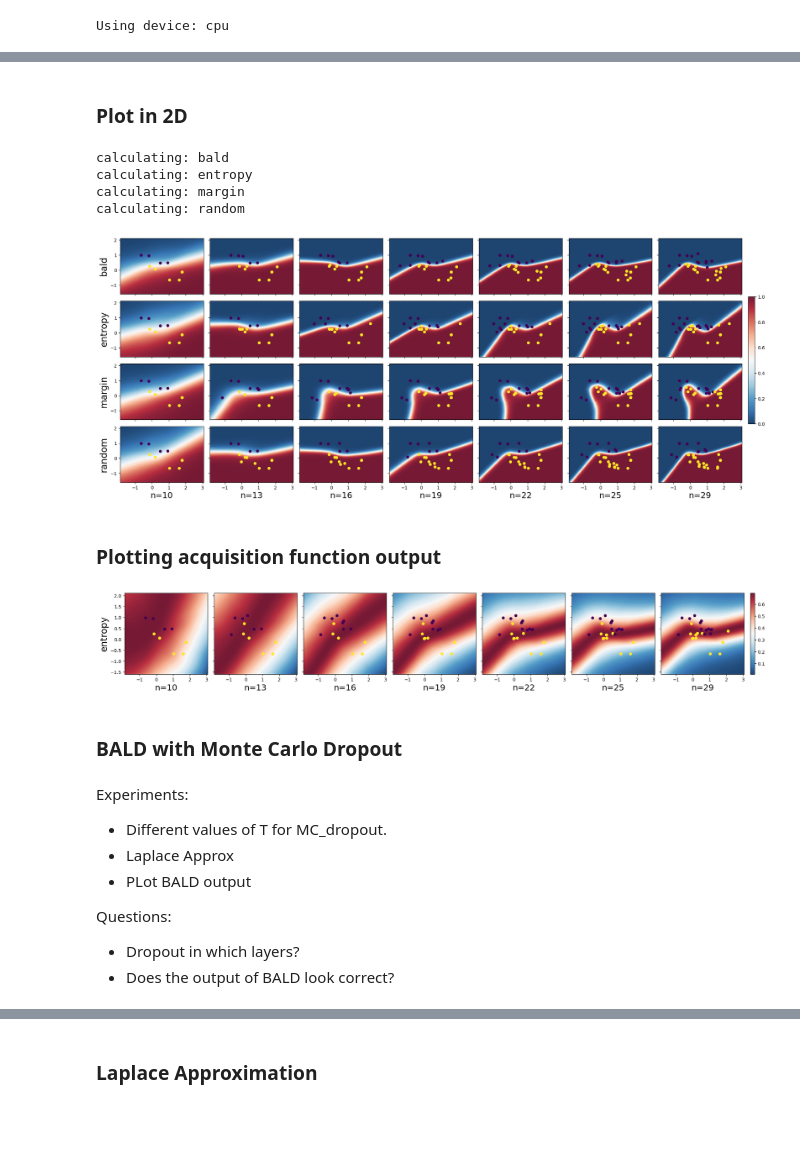
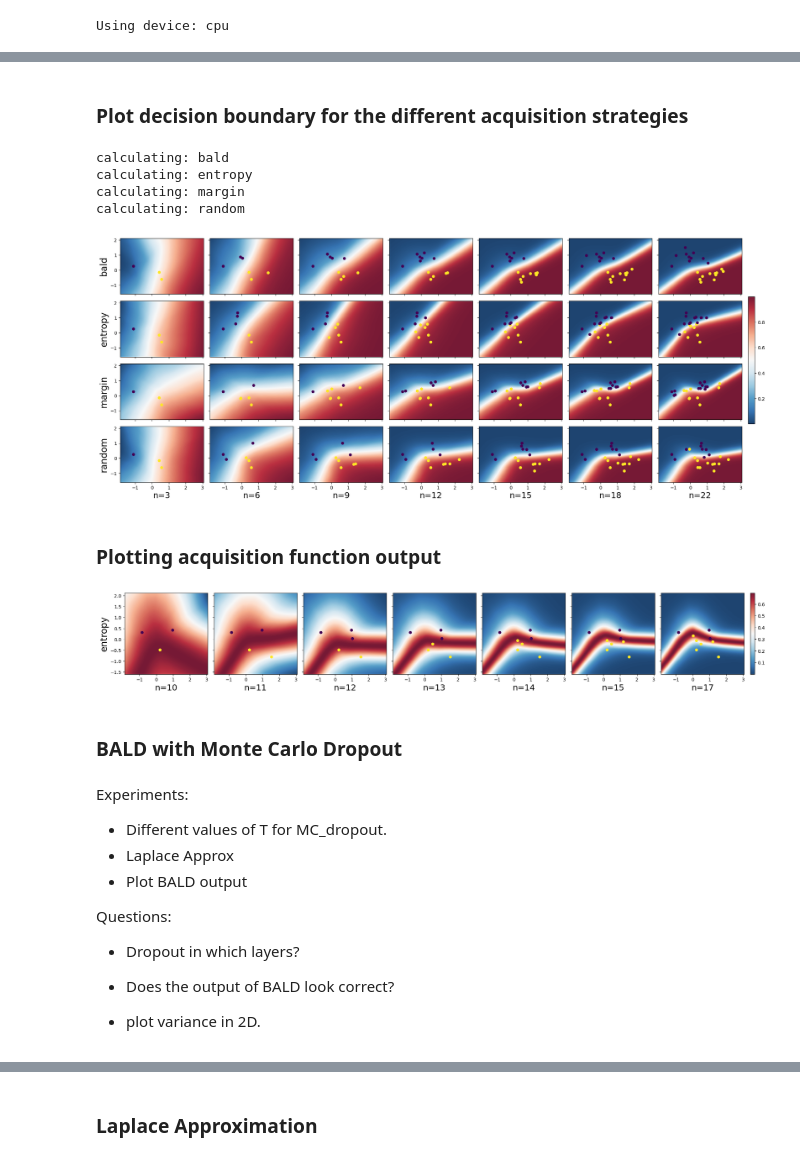
Before and after one commit to MadsBirch/bayesian-active-learning, a Jupyter notebook: notebooks/1.0 - TwoMoonsEDA.ipynb, the cells around one changed output, grey strips where cells are left out. Saved outputs shown, nothing was run; the diff lists cells and outputs as text; code cells hidden in the pictures; blank space fills up the shorter version.

Commit message:
bald debugging

```diff
--- a/notebooks/1.0 - TwoMoonsEDA.ipynb
+++ b/notebooks/1.0 - TwoMoonsEDA.ipynb
@@ -45,6 +47,6 @@ device = "mps" if torch.backends.mps.is_available() else "cpu"
 device = 'cpu'
 print(f"Using device: {device}")
 
-FIGURE_PATH = '/Users/madsbirch/Documents/4_semester/BAL/Bayesian-Active-Learning/reports/figures/'
+FIGURE_PATH = '/Users/madsbirch/Documents/4_semester/BAL/bayesian-active-learning/reports/figures/'
 # %% [output]
 Using device: cpu
@@ -104,8 +144,4 @@ init_pool_idx = np.random.randint(0,1000, size = init_pool_size).tolist()
 # %%
-num_queries = 30
-query_size = 3
-lr = 1e-4
-
 query_dict = {
     'bald': {'acc_mean': [], 'acc_se': []},
     'random': {'acc_mean': [], 'acc_se': []},
@@ -118,9 +154,13 @@ save_dict = False
 plot = True
 
 n_iter = 5
-TEST_ACC = np.zeros((n_iter, num_queries))
+TEST_ACC = np.zeros((n_iter, num_queries+1))
 
-for s in strat_list:
+
+# seed list
+for r, s in enumerate(strat_list):
+    #torch.manual_seed(r)
+
     print(f'STRATEGY: {s}')
     for i in range(n_iter):
         print(f'ITER: {i+1:2d}')
@@ -135,11 +175,12 @@ for s in strat_list:
         labeled_loader = DataLoader(train_set, batch_size=batch_size, num_workers=0,
                                         sampler=SubsetRandomSampler(init_pool_idx), shuffle = False)
 
-        model = train(model, labeled_loader, optimizer, device, num_epochs=200, plot = False, printout = False)
+        model = train(model, labeled_loader, optimizer, device, num_epochs=300, plot = False, printout = False)
+        TEST_ACC[i,0] = test(model, testloader, device, display = False)
 
         for query in range(num_queries):
             # quering data points
-            sample_idx = query_the_oracle(model, train_set, device, query_strategy=s, query_size=query_size, T = 100, batch_size=batch_size)
+            sample_idx = query_the_oracle(model, train_set, device, query_strategy=s, query_size=query_size, T = T, batch_size=batch_size)
             train_set.update_mask(sample_idx)
             labeled_idx = np.where(train_set.unlabeled_mask == 0)[0]
             labeled_loader = DataLoader(train_set, batch_size=batch_size, num_workers=0,
@@ -150,9 +191,9 @@ for s in strat_list:
 
             # test model
             test_acc = test(model, testloader, device, display = False)
-            TEST_ACC[i,query] = test_acc
+            TEST_ACC[i,query+1] = test_acc
 
-            print(f'# Samples: {query*query_size:3d} | Test accururacy : {test_acc:.2f}%')
+            print(f'# Samples: {init_pool_size + query*query_size:3d} | Test accururacy : {test_acc:.2f}%')
 
     query_dict[s]['acc_se'] = TEST_ACC.std(0)/np.sqrt(n_iter)
     query_dict[s]['acc_mean']  = TEST_ACC.mean(0)
@@ -162,7 +203,7 @@ if save_dict:
         pickle.dump(query_dict, fp)
 
 if plot:
-    x = np.linspace(1,num_queries,num_queries)
+    x = np.arange(init_pool_size,num_queries+init_pool_size+1,dtype=int)
     plt.figure(figsize=(10,6))
 
     for s in strat_list:
@@ -170,11 +211,12 @@ if plot:
         std = query_dict[s]['acc_se']
         plt.plot(x, mean, label = s)
         plt.legend()
-        plt.title('Accuraucy Over n Samples Using Different Query Strategies')
-        plt.xlabel('Number of Query Points')
+        plt.title('Performance of Active Learning w. Different Acquisition Strategies')
+        plt.xlabel('Number of Traning Points')
         plt.ylabel('Test Accuracy (%)')
+        plt.xticks(x, x)
         plt.fill_between(x, mean+std, mean-std, alpha = 0.4)
-    plt.savefig('reports/figures/TwoMoons_results_5.png')
+    plt.savefig('reports/figures/TwoMoons_results_11.png')
     plt.show()
 # %% [output]
 STRATEGY: bald
@@ -190,7 +240,6 @@ KeyboardInterrupt:
-# %% [markdown]
-### Plot in 2D
+# %% [markdown]
+### Plot decision boundary for the different acquisition strategies
 # %%
-lr = 6e-4
 num_queries = 6
 query_size = 3
 
@@ -226,8 +275,7 @@ for i, strat in enumerate(strat_list):
 
     for query in range(num_queries):
         # quering data points
-
-        sample_idx = query_the_oracle(model, train_set, device, query_strategy=strat, query_size=query_size, batch_size=batch_size)
+        sample_idx = query_the_oracle(model, train_set, device, query_strategy=strat, query_size=query_size, batch_size=batch_size, T = T)
         train_set.update_mask(sample_idx)
         labeled_idx = np.where(train_set.unlabeled_mask == 0)[0]
         labeled_idx_list.extend(sample_idx)
@@ -263,7 +311,7 @@ for i, strat in enumerate(strat_list):
 ns = np.linspace(0, query_size*num_queries+1, num_queries+1)
 
 for i, n in enumerate(ns):
-    axs[len(strat_list)-1,i].set_xlabel(f'n={int(10+n)}', fontsize=18)
+    axs[len(strat_list)-1,i].set_xlabel(f'n={int(init_pool_size+n)}', fontsize=18)
     #axs[len(strat_list)-1,i].set_xlim(X[:,0].min()-0.5, X[:,0].max()+0.5)
 
 plt.savefig(FIGURE_PATH+'dec_bound_8.png')
@@ -273,13 +321,13 @@ calculating: bald
 calculating: entropy
 calculating: margin
 calculating: random
-[figure, old version]
+[figure, new version]
 # %% [markdown]
 ### Plotting acquisition function output
 # %%
 lr = 1e-4
 num_queries = 6
-query_size = 3
+query_size = 1
 
 # figure init
 fig, axs = plt.subplots(nrows=1, ncols=num_queries+1, figsize=(20, 3),sharex=True, sharey=True)
@@ -321,46 +369,48 @@ for i, query in enumerate(range(num_queries)):
     labeled_loader = DataLoader(train_set, batch_size=batch_size, num_workers=0,
                                     sampler=SubsetRandomSampler(labeled_idx), shuffle = False)
 
     # train model
     model = train(model, labeled_loader, optimizer, device, num_epochs=num_epochs, plot = False, printout = False)
 
     # plot grid and scatter for the rest of the cols.
     X, y, xx, yy, entropy_out = get_entropy_grid(model, moons_data = moons_data)
 
     mesh = axs[i+1].pcolormesh(xx, yy, entropy_out, cmap=plt.cm.RdBu_r, alpha = 0.9)
     axs[i+1].scatter(X[plot_idx,0], X[plot_idx,1], c = y[plot_idx], s = 30)
     axs[i+1].set_xlim(X[:,0].min()-0.5, X[:,0].max()+0.5)
     axs[i+1].set_ylim(X[:,1].min()-0.5, X[:,1].max()+0.5)
 
 
 fig.tight_layout()
 fig.colorbar(mesh, ax=axs.ravel().tolist(), fraction=0.01, pad=0.01)
 
 # set ylabels to strategy
 axs[0].set_ylabel('entropy', fontsize=20)
 
 # set xlabels to number of sampled data points.
 ns = np.linspace(0, query_size*num_queries+1, num_queries+1)
 
 for i, n in enumerate(ns):
     axs[i].set_xlabel(f'n={int(10+n)}', fontsize=18)
 
 plt.savefig(FIGURE_PATH+'dec_bound_10.png')
 plt.show()
 # %% [output]
-[figure, old version]
+[figure, new version]
 # %% [markdown]
 ### BALD with Monte Carlo Dropout
 # %% [markdown]
 Experiments:
 - Different values of T for MC_dropout.
 - Laplace Approx
-- PLot BALD output
-
+- Plot BALD output
 
 Questions:
 - Dropout in which layers?
 - Does the output of BALD look correct?
+
+
+- plot variance in 2D.
 # %%
 lr = 1e-4
 num_queries = 6
```
Also changed, not shown: parts of 22 cells of this notebook, 10 other files.
